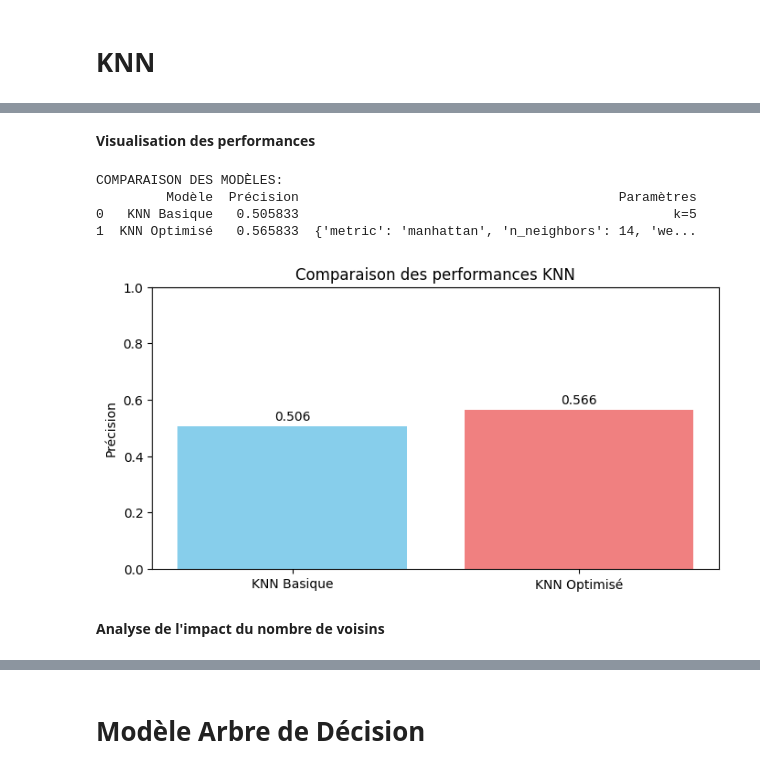
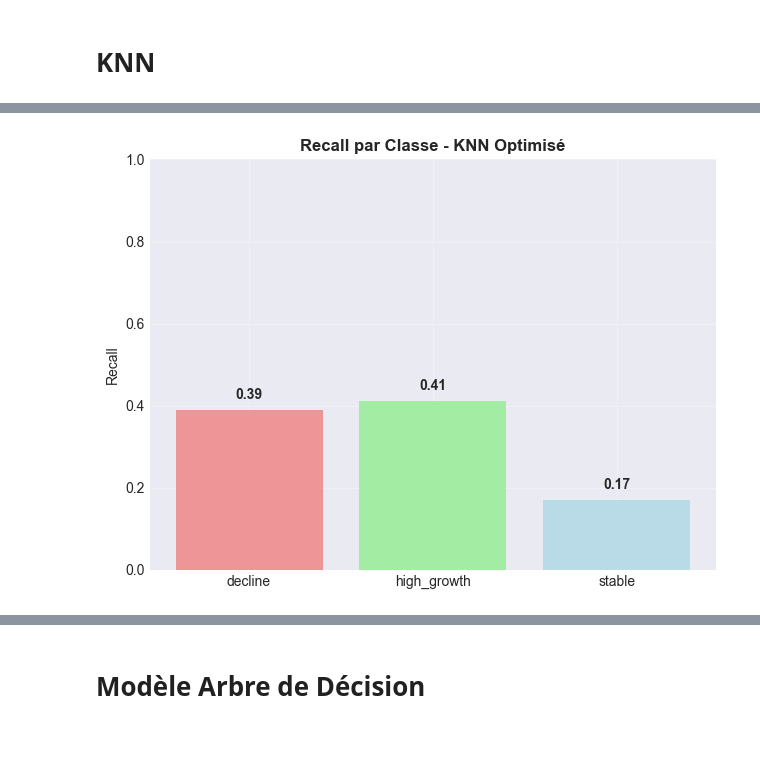
Before and after one commit to Meria-Troudi/mlProject, a Jupyter notebook: models/bo1_Models.ipynb, the cells around one changed output, grey strips where cells are left out. Saved outputs shown, nothing was run; the diff lists cells and outputs as text; code cells hidden in the pictures; blank space fills up the shorter version.

```diff
--- a/models/bo1_Models.ipynb
+++ b/models/bo1_Models.ipynb
@@ -62,0 +96,7 @@ X = df_numeric.drop(columns=["Growth_Category_num"])
+# %%
+le = LabelEncoder()
+y_encoded = le.fit_transform(y)
+
+X_train, X_test, y_train, y_test = train_test_split(
+    X, y_encoded, test_size=0.2, random_state=42, stratify=y_encoded
+)
@@ -178,29 +221,13 @@ weighted avg       0.52      0.57      0.54      6000
-# %% [markdown]
-**Visualisation des performances**
-# %%
-models_comparison = pd.DataFrame({
-    'Modèle': ['KNN Basique', 'KNN Optimisé'],
-    'Précision': [acc_basic, acc_best],
-    'Paramètres': ['k=5', str(knn_grid.best_params_)]
-})
-
-print("\nCOMPARAISON DES MODÈLES:")
-print(models_comparison)
-
-# Graphique de comparaison
-plt.figure(figsize=(8, 4))
-plt.bar(models_comparison['Modèle'], models_comparison['Précision'], color=['skyblue', 'lightcoral'])
-plt.title('Comparaison des performances KNN')
-plt.ylabel('Précision')
-plt.ylim(0, 1)
-for i, v in enumerate(models_comparison['Précision']):
-    plt.text(i, v + 0.01, f'{v:.3f}', ha='center', va='bottom')
-plt.show()
-# %% [output]
-COMPARAISON DES MODÈLES:
-         Modèle  Précision                                         Paramètres
-0   KNN Basique   0.505833                                                k=5
-1  KNN Optimisé   0.565833  {'metric': 'manhattan', 'n_neighbors': 14, 'we...
-[figure, removed]
-# %% [markdown]
-**Analyse de l'impact du nombre de voisins**
+# %%
+recall_knn = recall_score(y_test, y_pred_knn_opt, average=None)
+plt.bar(le.classes_, recall_knn, color=['lightcoral', 'lightgreen', 'lightblue'], alpha=0.8)
+plt.title('Recall par Classe - KNN Optimisé', fontweight='bold')
+plt.ylabel('Recall')
+plt.ylim(0, 1)
+for i, v in enumerate(recall_knn):
+    plt.text(i, v + 0.02, f'{v:.2f}', ha='center', va='bottom', fontweight='bold')
+plt.grid(True, alpha=0.3)
+plt.tight_layout()
+plt.show()
+# %% [output]
+[figure, added]
```
Also changed, not shown: parts of 64 cells of this notebook, 7 other files.
